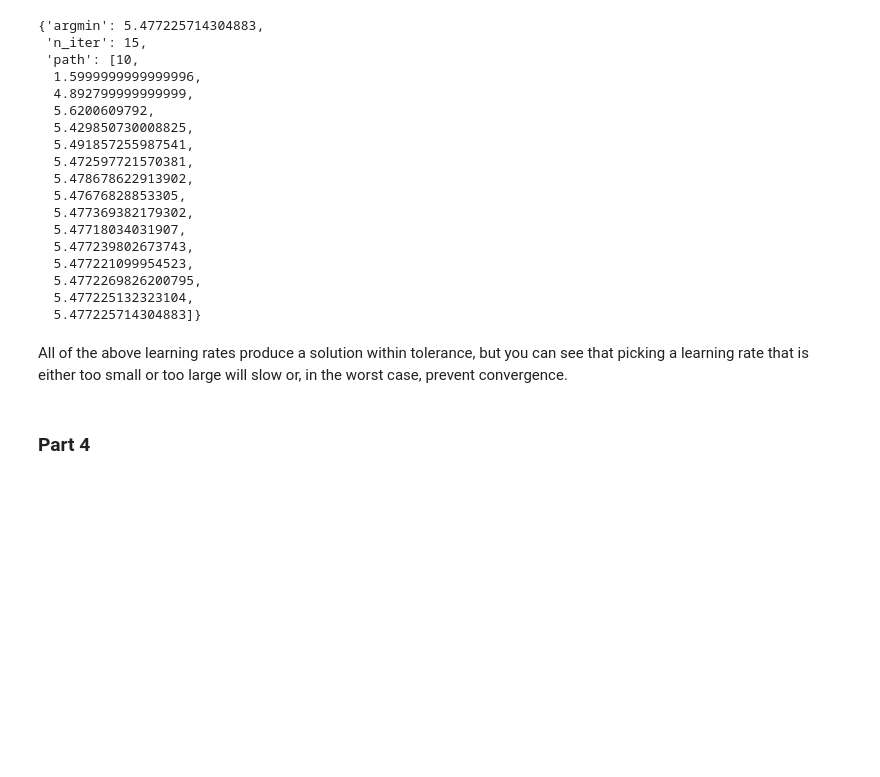
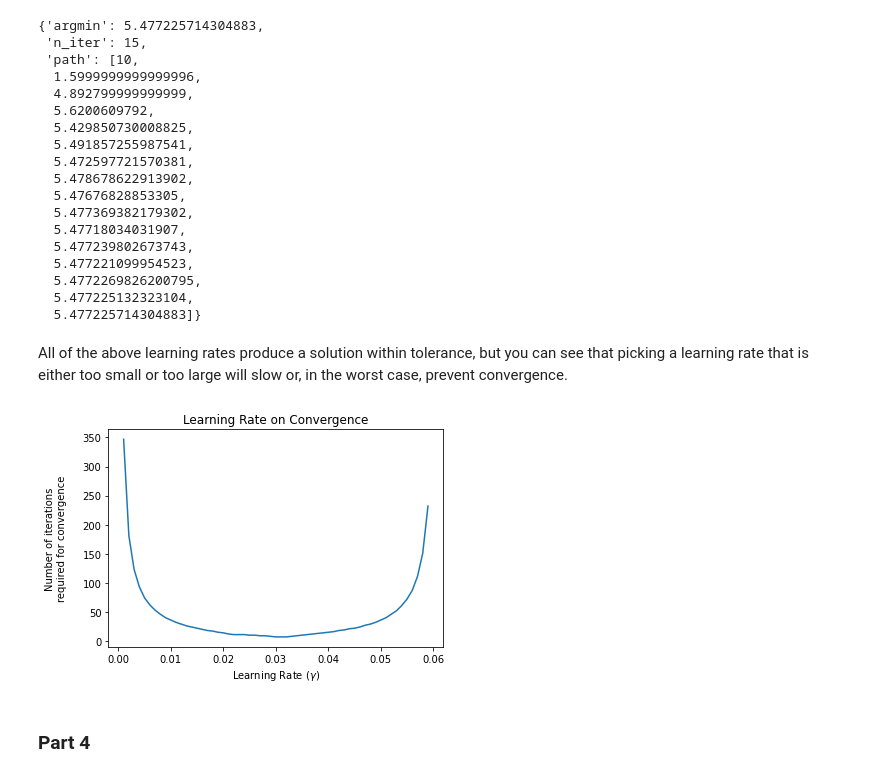
Before and after one commit to edkrueger/gradient-descent-newton-raphson, a Jupyter notebook: monopolists_problem.ipynb, the cells around one changed output. Drawn from its saved outputs; the diff is of its cells as text; code cells hidden in the pictures; blank space fills up the shorter version.

Commit message:
Add plot for gradient descent of learning rate versus convergence.

```diff
--- a/monopolists_problem.ipynb
+++ b/monopolists_problem.ipynb
@@ -223,6 +223,27 @@ gradient_descent(
   5.477225714304883]}
 # %% [markdown]
 All of the above learning rates produce a solution within tolerance, but you can see that picking a learning rate that is either too small or too large will slow or, in the worst case, prevent convergence.
+# %%
+results = [
+    {
+        "gamma": gamma,
+        "n_iter": gradient_descent(df=lambda q: -d_pi(q), gamma=gamma, x0=10)[
+            "n_iter"
+        ],
+    }
+    for gamma in np.arange(0.001, 0.06, 0.001)
+]
+# %%
+plt.title("Learning Rate on Convergence")
+plt.xlabel("Learning Rate ($\gamma$)")
+plt.ylabel("Number of iterations\n" "required for convergence\n")
+plt.plot(
+    [result["gamma"] for result in results],
+    [result["n_iter"] for result in results],
+)
+plt.show()
+# %% [output]
+[figure, added]
 # %% [markdown]
 ### Part 4
 # %%
```
